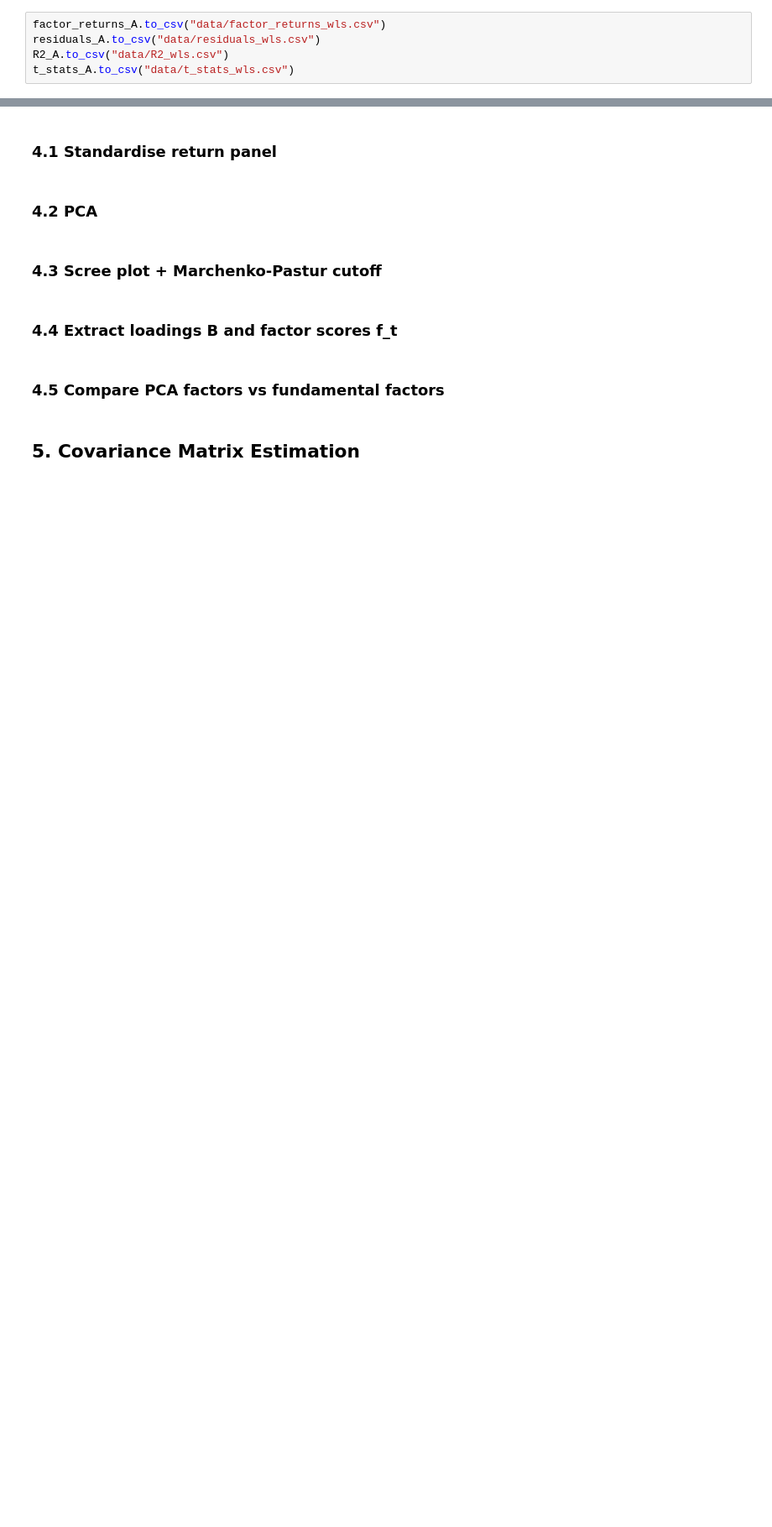
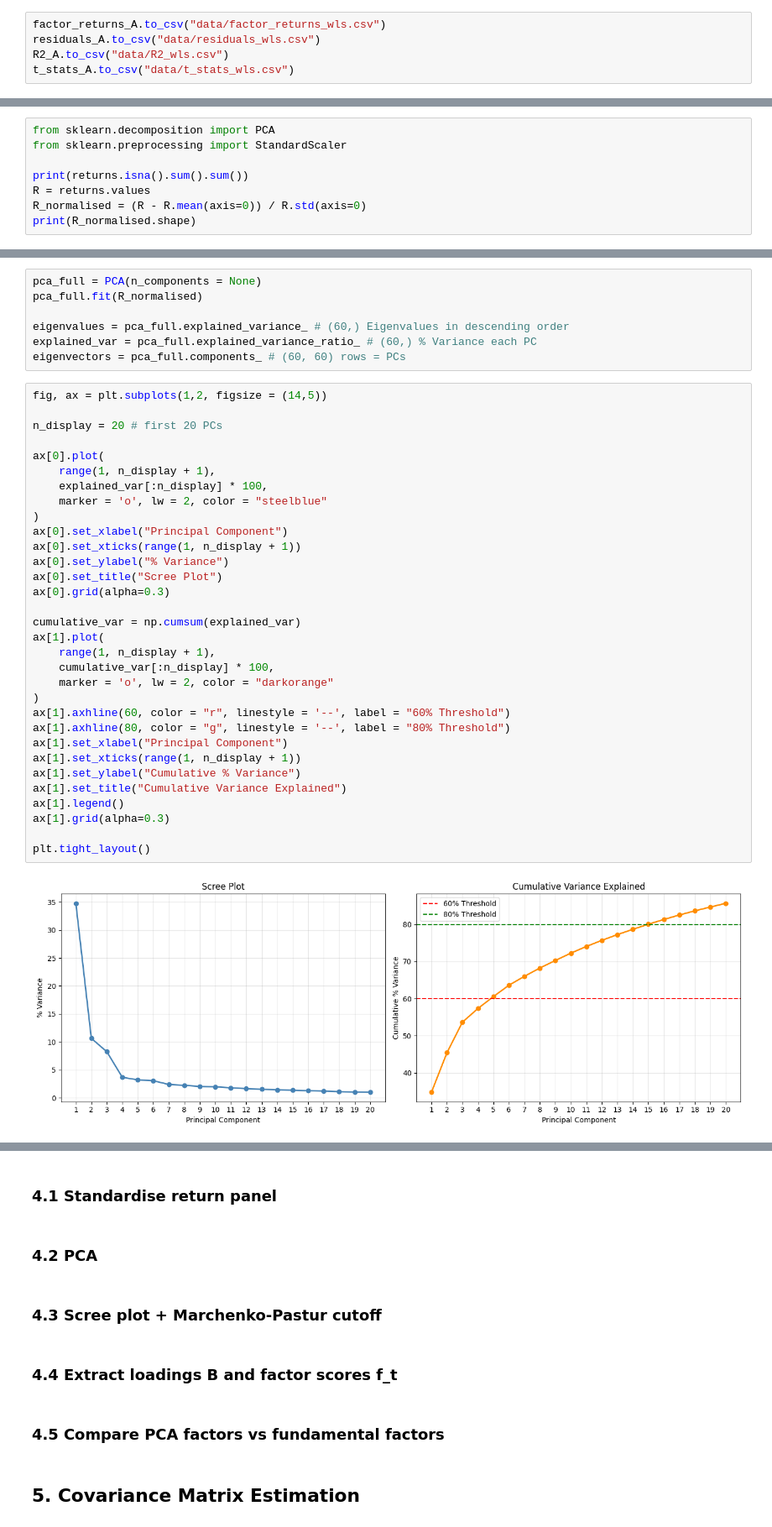
Before and after one commit to gy623/Cross-Sectional-Factor-Model-of-Asset-Returns, a Jupyter notebook: factor_model.ipynb, the cells around one changed output, grey strips where cells are left out. Shown at 84% size. Saved outputs shown, nothing was run; the diff lists cells and outputs as text; blank space fills up the shorter version.

```diff
--- a/factor_model.ipynb
+++ b/factor_model.ipynb
@@ -557,0 +561,8 @@ t_stats_A.to_csv("data/t_stats_wls.csv")
+# %%
+from sklearn.decomposition import PCA
+from sklearn.preprocessing import StandardScaler
+
+print(returns.isna().sum().sum())
+R = returns.values
+R_normalised = (R - R.mean(axis=0)) / R.std(axis=0)
+print(R_normalised.shape)
@@ -557,0 +572,41 @@ t_stats_A.to_csv("data/t_stats_wls.csv")
+# %%
+pca_full = PCA(n_components = None)
+pca_full.fit(R_normalised)
+
+eigenvalues = pca_full.explained_variance_ # (60,) Eigenvalues in descending order
+explained_var = pca_full.explained_variance_ratio_ # (60,) % Variance each PC
+eigenvectors = pca_full.components_ # (60, 60) rows = PCs
+# %%
+fig, ax = plt.subplots(1,2, figsize = (14,5))
+
+n_display = 20 # first 20 PCs
+
+ax[0].plot(
+    range(1, n_display + 1),
+    explained_var[:n_display] * 100,
+    marker = 'o', lw = 2, color = "steelblue"
+)
+ax[0].set_xlabel("Principal Component")
+ax[0].set_xticks(range(1, n_display + 1))
+ax[0].set_ylabel("% Variance")
+ax[0].set_title("Scree Plot")
+ax[0].grid(alpha=0.3)
+
+cumulative_var = np.cumsum(explained_var)
+ax[1].plot(
+    range(1, n_display + 1),
+    cumulative_var[:n_display] * 100,
+    marker = 'o', lw = 2, color = "darkorange"
+)
+ax[1].axhline(60, color = "r", linestyle = '--', label = "60% Threshold")
+ax[1].axhline(80, color = "g", linestyle = '--', label = "80% Threshold")
+ax[1].set_xlabel("Principal Component")
+ax[1].set_xticks(range(1, n_display + 1))
+ax[1].set_ylabel("Cumulative % Variance")
+ax[1].set_title("Cumulative Variance Explained")
+ax[1].legend()
+ax[1].grid(alpha=0.3)
+
+plt.tight_layout()
+# %% [output]
+[figure, added]
```
Also changed, not shown: parts of 10 cells of this notebook, 16 other files.
